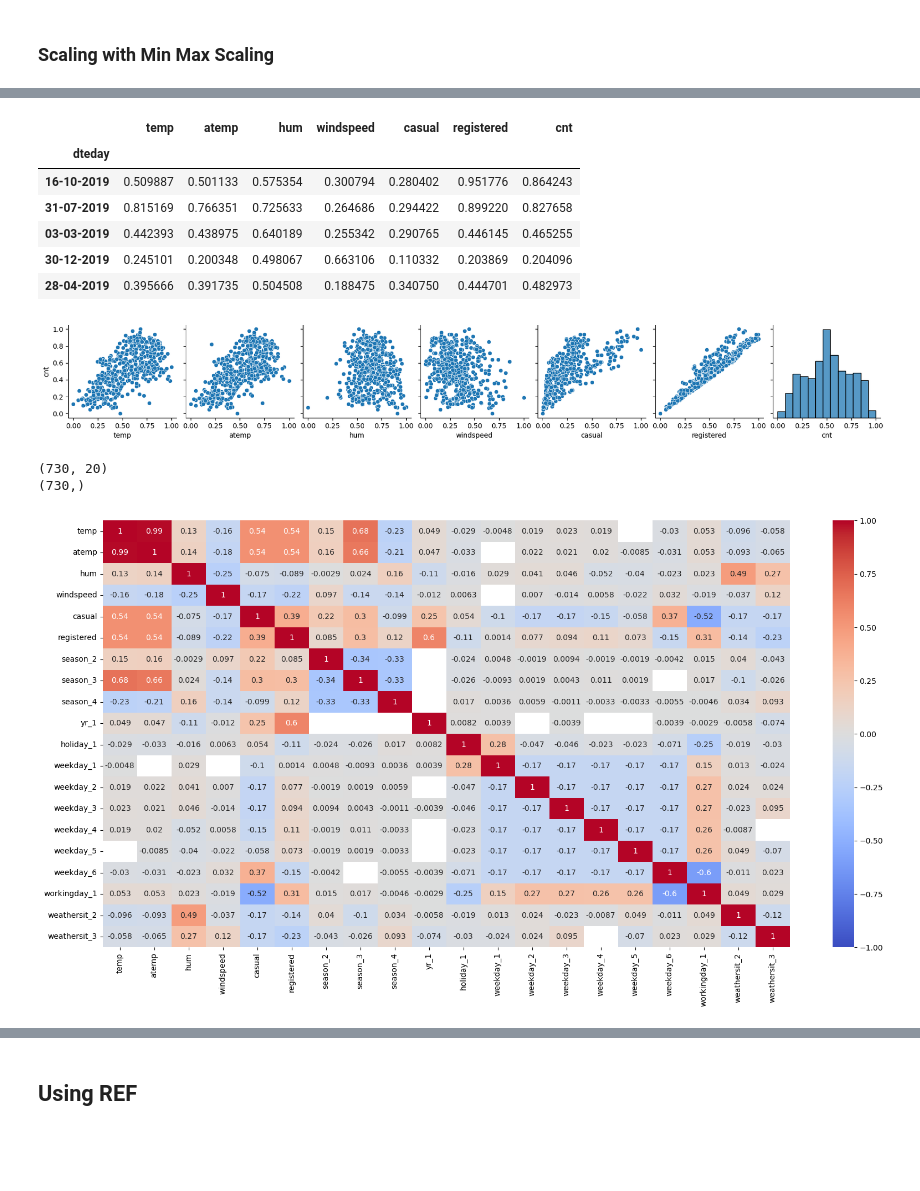
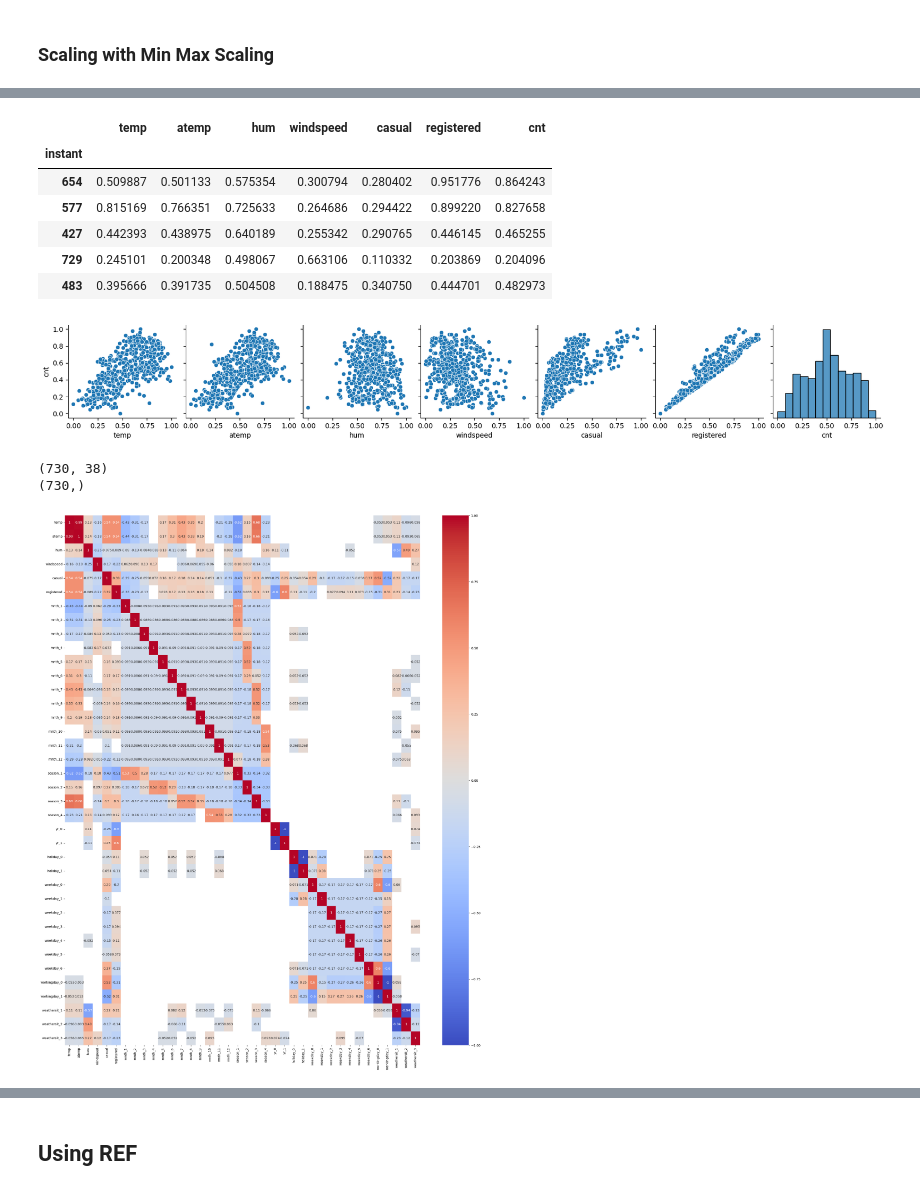
Before and after one commit to AnishRane-cox/Bike-Demand-Prediction-MLR, a Jupyter notebook: Shared_Bike.ipynb, the cells around one changed output, grey strips where cells are left out. Drawn from its saved outputs; the diff is of its cells as text; code cells hidden in the pictures; blank space fills up the shorter version.

```diff
--- a/Shared_Bike.ipynb
+++ b/Shared_Bike.ipynb
@@ -30,7 +30,7 @@ from statsmodels.stats.outliers_influence import variance_inflation_factor
 # %% [markdown]
 ### ___Step 1 : Reading Data___
 # %%
-bikes = pd.read_csv('day.csv', index_col =1)
+bikes = pd.read_csv('day.csv', index_col =0)
 # %%
 bikes.head()
 # %% [output]
@@ -89,6 +89,6 @@ Index(['instant', 'season', 'yr', 'mnth', 'holiday', 'weekday', 'workingday',
 # %% [markdown]
 ___Categorical Variables___
 # %%
-cat_columns = ['season', 'yr', 'holiday', 'weekday','workingday', 'weathersit']
+cat_columns = ['mnth','season', 'yr', 'holiday', 'weekday','workingday', 'weathersit']
 bikes[cat_columns].nunique()
 # %% [output]
@@ -194,6 +195,6 @@ bikes.head()
 # %%
-# month Provides a Cyclic Cycle thuse will be excluding from the analysis
-bikes.drop(['mnth','instant'], axis = 1, inplace = True )
+# dteday Provides the date thuse will be excluding from the analysis
+bikes.drop('dteday', axis = 1, inplace = True )
 # %%
 bikes.head()
 # %% [output]
@@ -212,6 +214,6 @@ Index(['season', 'yr', 'holiday', 'weekday', 'workingday', 'weathersit',
       dtype='object')
 # %%
-bikes_dummies  = pd.get_dummies(bikes[cat_columns], drop_first = True).astype(int) # Generating Dummy Variable
+bikes_dummies  = pd.get_dummies(bikes[cat_columns], drop_first = False).astype(int) # Generating Dummy Variable
 # %%
 bikes_dummies_col = bikes_dummies.columns
 # %%
@@ -304,12 +311,12 @@ df_train[num_columns] = scaler.fit_transform(df_train[num_columns])
 df_train[num_columns].head()
 # %% [output]
 |  | temp | atemp | hum | windspeed | casual | registered | cnt |
-| dteday |  |  |  |  |  |  |  |
-| 16-10-2019 | 0.509887 | 0.501133 | 0.575354 | 0.300794 | 0.280402 | 0.951776 | 0.864243 |
-| 31-07-2019 | 0.815169 | 0.766351 | 0.725633 | 0.264686 | 0.294422 | 0.899220 | 0.827658 |
-| 03-03-2019 | 0.442393 | 0.438975 | 0.640189 | 0.255342 | 0.290765 | 0.446145 | 0.465255 |
-| 30-12-2019 | 0.245101 | 0.200348 | 0.498067 | 0.663106 | 0.110332 | 0.203869 | 0.204096 |
-| 28-04-2019 | 0.395666 | 0.391735 | 0.504508 | 0.188475 | 0.340750 | 0.444701 | 0.482973 |
+| instant |  |  |  |  |  |  |  |
+| 654 | 0.509887 | 0.501133 | 0.575354 | 0.300794 | 0.280402 | 0.951776 | 0.864243 |
+| 577 | 0.815169 | 0.766351 | 0.725633 | 0.264686 | 0.294422 | 0.899220 | 0.827658 |
+| 427 | 0.442393 | 0.438975 | 0.640189 | 0.255342 | 0.290765 | 0.446145 | 0.465255 |
+| 729 | 0.245101 | 0.200348 | 0.498067 | 0.663106 | 0.110332 | 0.203869 | 0.204096 |
+| 483 | 0.395666 | 0.391735 | 0.504508 | 0.188475 | 0.340750 | 0.444701 | 0.482973 |
 # %%
 sns.pairplot(df_train, x_vars = num_columns,  y_vars = 'cnt')
 plt.show()
@@ -328,15 +335,15 @@ X_train = bikes
 print(X_train.shape)
 print(y_train.shape)
 # %% [output]
-(730, 20)
+(730, 38)
 (730,)
 # %%
-plt.figure(figsize = (20,10))
-filtered_corr = X_train.corr().where(abs(X_train.corr()) > 0.001)
+plt.figure(figsize = (25,30))
+filtered_corr = X_train.corr().where(abs(X_train.corr()) > 0.05)
 sns.heatmap(filtered_corr, annot = True, cmap='coolwarm', vmin=-1, vmax=1,mask=filtered_corr.isnull())
 plt.show()
 # %% [output]
-[figure, old version]
+[figure, new version]
 # %%
 X_train.head()
 # %% [output]
```
Also changed, not shown: parts of 30 cells of this notebook, 1 other file.
